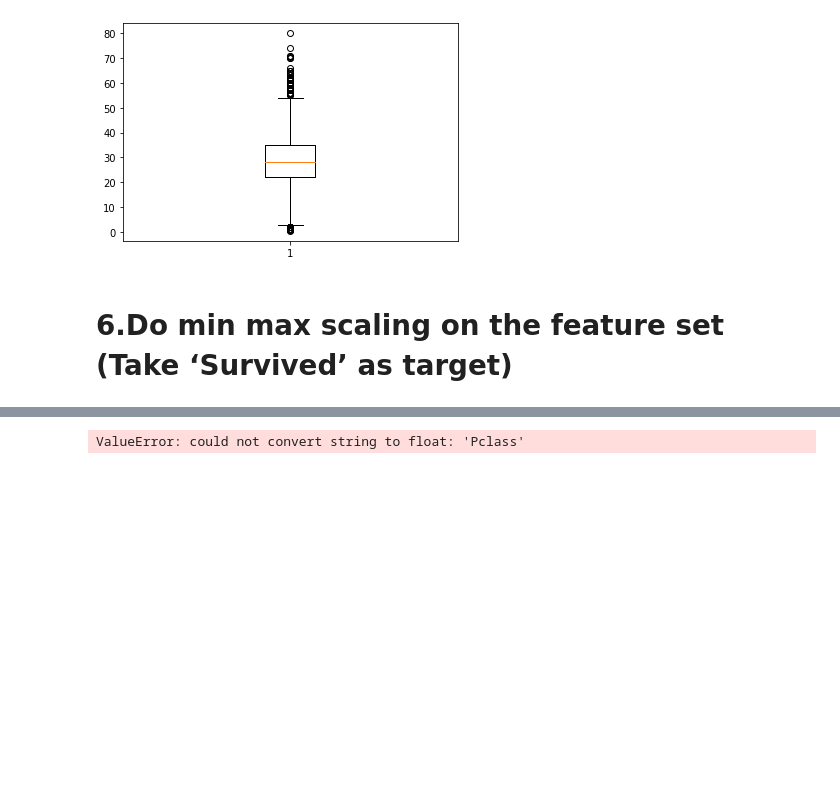
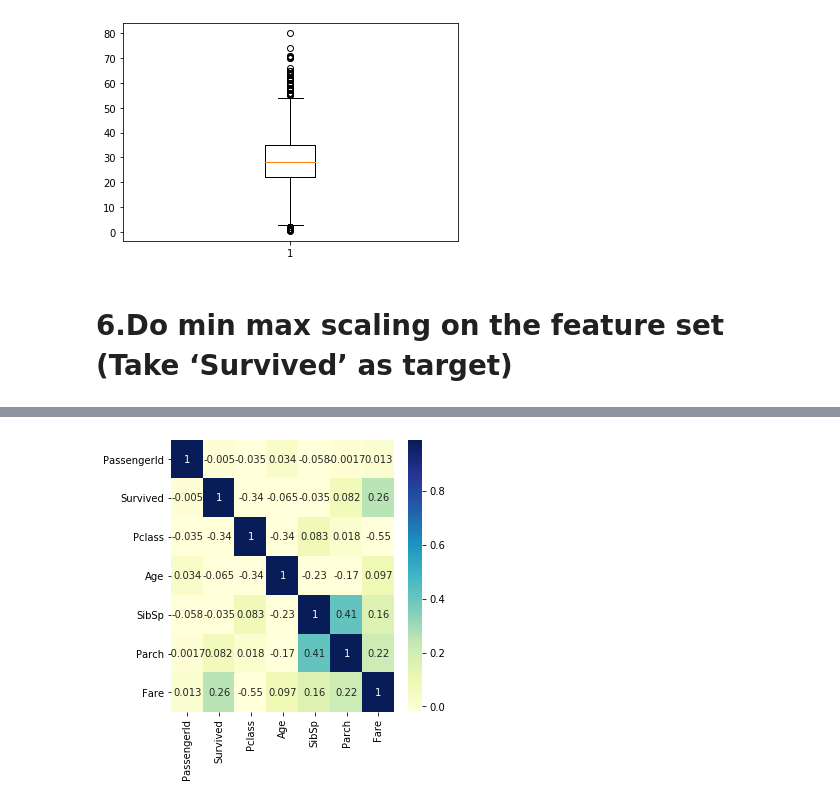
Before and after one commit to AthiraBaburaj-P/Assignment_ICT, a Jupyter notebook: Assignment on preprocessing - Athira Baburaj .ipynb, the cells around one changed output, grey strips where cells are left out. Drawn from its saved outputs; the diff is of its cells as text; code cells hidden in the pictures; blank space fills up the shorter version.

```diff
--- a/Assignment on preprocessing - Athira Baburaj .ipynb
+++ b/Assignment on preprocessing - Athira Baburaj .ipynb
@@ -214,12 +214,13 @@ data.head()
 | 2 | 3 | 1 | 3 | Heikkinen, Miss. Laina | female | 26.0 | 0 | 0 | STON/O2. 3101282 | 7.9250 | ... |
 | 3 | 4 | 1 | 1 | Futrelle, Mrs. Jacques Heath (Lil... | female | 35.0 | 1 | 0 | 113803 | 53.1000 | ... |
 | 4 | 5 | 0 | 3 | Allen, Mr. William Henry | male | 35.0 | 0 | 0 | 373450 | 8.0500 | ... |
+# %%
+corr_matrix1 = data.corr()
+plt.figure(figsize=(5,5))
+sns.heatmap(corr_matrix1,vmin = -0.02, vmax= 0.99,annot= True, cmap = 'YlGnBu')
+plt.show()
+# %% [output]
+[figure, added]
 # %%
-
 x= data.drop(['Survived','Name','Sex','Ticket','Embarked'],axis=1)
 feature_scale = [feature for feature in data.columns if feature not in ['PassengerId','Survived','Name','Sex','Ticket','Embarked']]
-from sklearn.preprocessing import MinMaxScaler
-min_max = MinMaxScaler(feature_range=(0,1))
-x = min_max.fit_transform(feature_scale)
-# %% [output]
-ValueError: could not convert string to float: 'Pclass'
```
Also changed, not shown: parts of 4 cells of this notebook.
